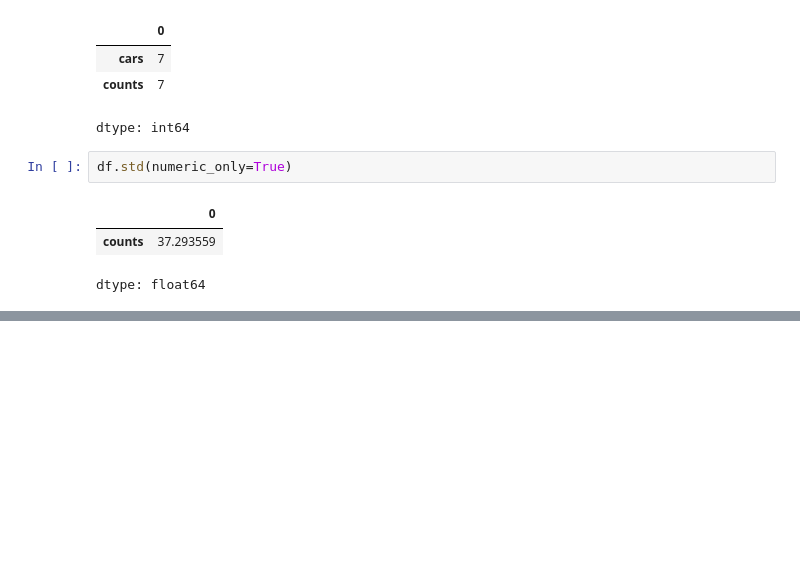
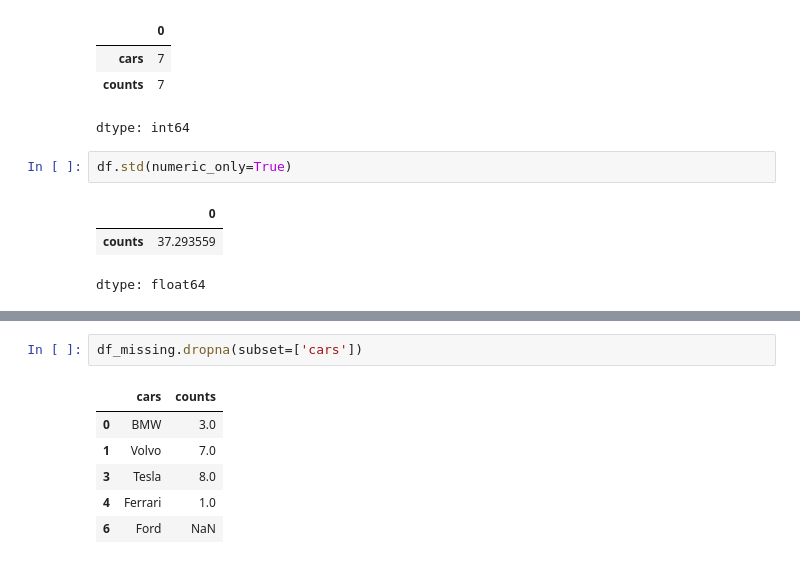
Before and after one commit to ubotirov77/ai-foundation-, a Jupyter notebook: Pandas.ipynb, the cells around one changed output, grey strips where cells are left out. Cells and saved outputs as stored; diff of their text form; blank space fills up the shorter version.

```diff
--- a/Pandas.ipynb
+++ b/Pandas.ipynb
@@ -182,0 +208,9 @@ dtype: float64
+# %%
+df_missing.dropna(subset=['cars'])
+# %% [output]
+|  | cars | counts |
+| 0 | BMW | 3.0 |
+| 1 | Volvo | 7.0 |
+| 3 | Tesla | 8.0 |
+| 4 | Ferrari | 1.0 |
+| 6 | Ford | NaN |
```
Also changed, not shown: parts of 5 cells of this notebook.
